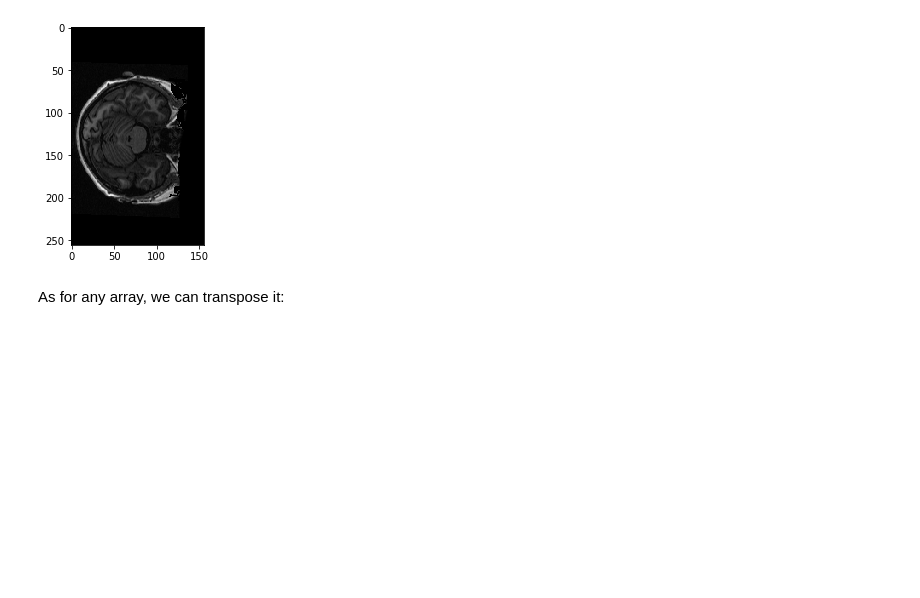
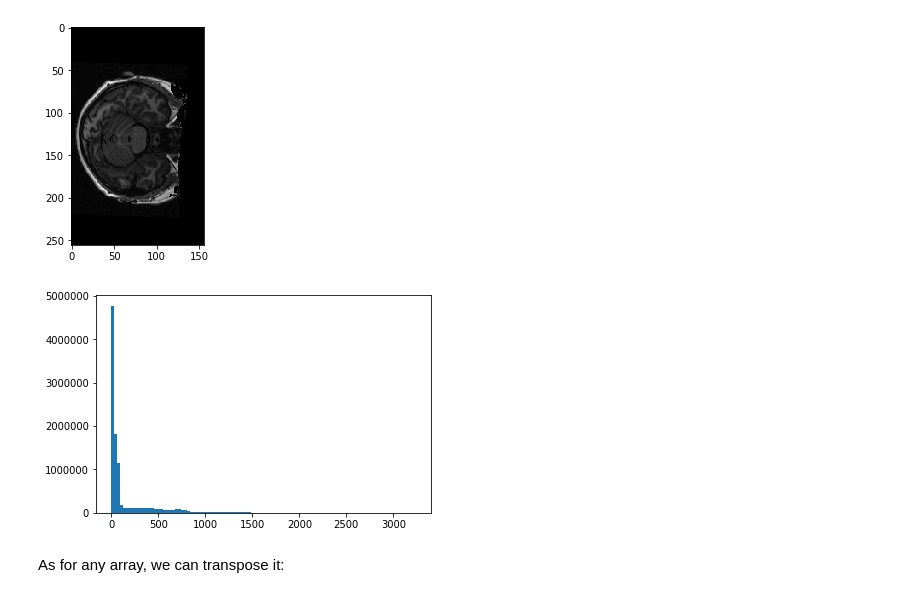
Before and after one commit to matthew-brett/msc_imaging, a Jupyter notebook: images_3d.ipynb, the cells around one changed output. Cells and saved outputs as stored; diff of their text form; code cells hidden in the pictures; blank space fills up the shorter version.

```diff
--- a/images_3d.ipynb
+++ b/images_3d.ipynb
@@ -116,6 +116,10 @@ plt.imshow(data[:, :, 127])
 # %% [output]
 <matplotlib.image.AxesImage at 0x...>
 [figure]
+# %%
+plt.hist(data.ravel(), bins=100);
+# %% [output]
+[figure, added]
 # %% [markdown]
 As for any array, we can transpose it:
 # %%
```
Also changed, not shown: parts of 4 cells of this notebook.
